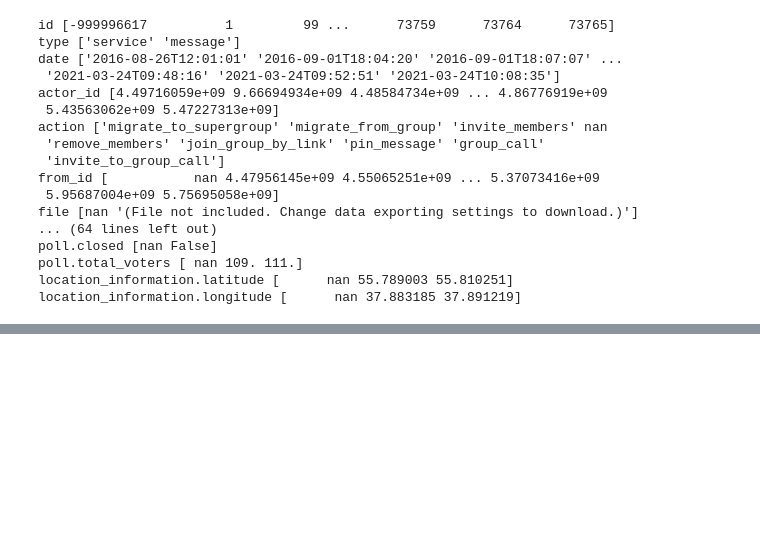
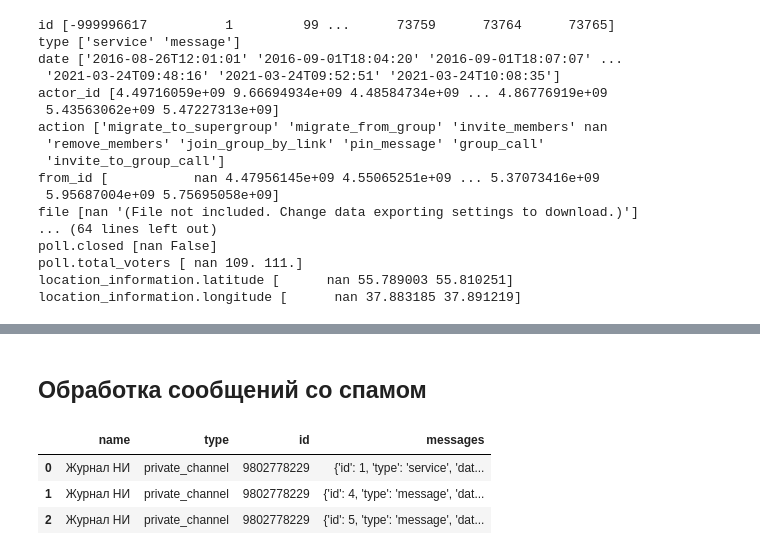
Before and after one commit to AndreiBazhenau/gb, a Jupyter notebook: ml_in_business/final_project.ipynb, the cells around one changed output, grey strips where cells are left out. Cells and saved outputs as stored; diff of their text form; code cells hidden in the pictures; blank space fills up the shorter version.

```diff
--- a/ml_in_business/final_project.ipynb
+++ b/ml_in_business/final_project.ipynb
@@ -118,0 +220,9 @@ location_information.longitude [      nan 37.883185 37.891219]
+# %% [markdown]
+## Обработка сообщений со спамом
+# %%
+spam_raw.head(3)
+# %% [output]
+|  | name | type | id | messages |
+| 0 | Журнал НИ | private_channel | 9802778229 | {'id': 1, 'type': 'service', 'dat... |
+| 1 | Журнал НИ | private_channel | 9802778229 | {'id': 4, 'type': 'message', 'dat... |
+| 2 | Журнал НИ | private_channel | 9802778229 | {'id': 5, 'type': 'message', 'dat... |
```
Also changed, not shown: parts of 41 cells of this notebook, 40 other files.
